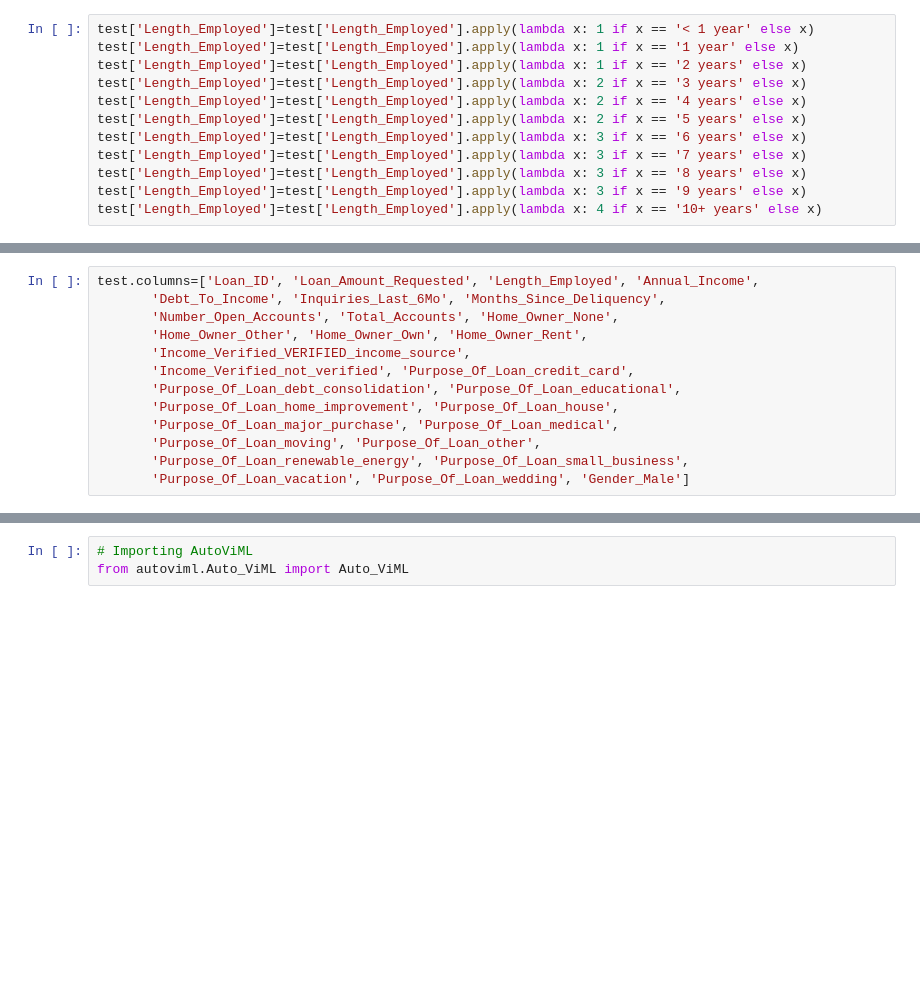
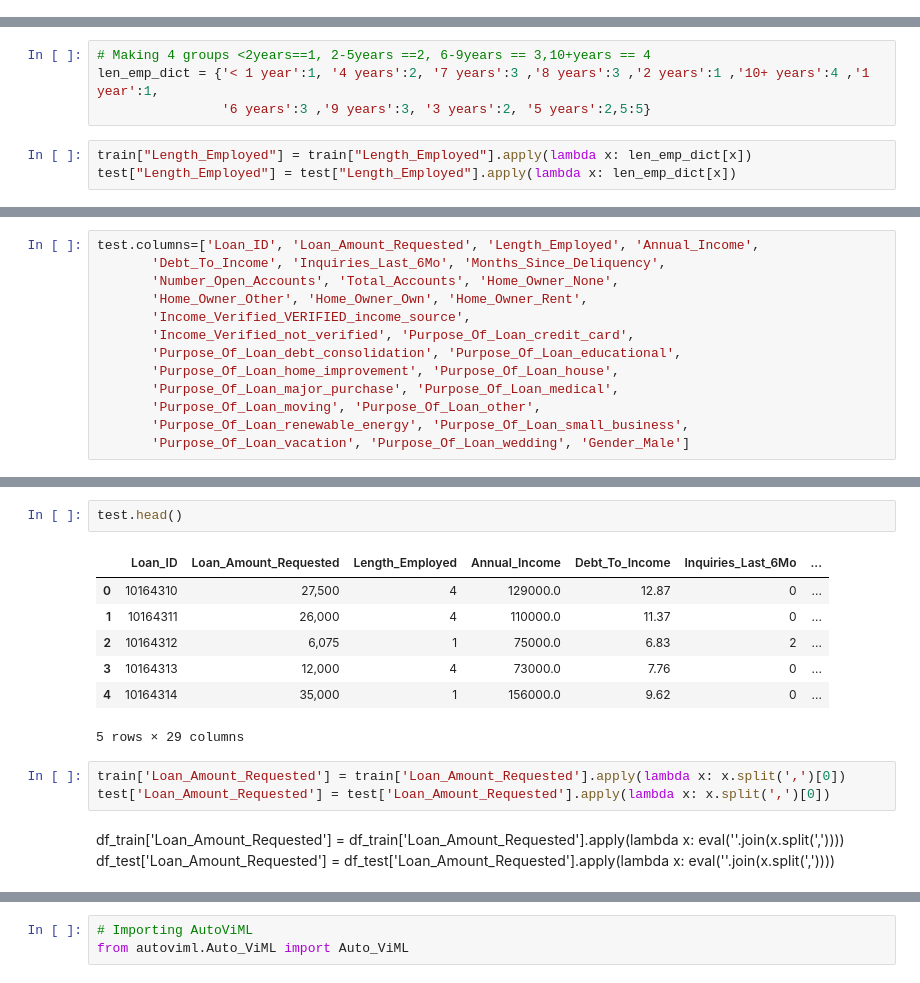
Before and after one commit to Mitesh512/Janta_Hack, a Jupyter notebook: Janta_Hack.ipynb, the cells around one changed output, grey strips where cells are left out. Saved outputs shown, nothing was run; the diff lists cells and outputs as text; blank space fills up the shorter version.

```diff
--- a/Janta_Hack.ipynb
+++ b/Janta_Hack.ipynb
@@ -295,12 +159,0 @@ train['Length_Employed'].isnull().sum()
-# %%
-test['Length_Employed']=test['Length_Employed'].apply(lambda x: 1 if x == '< 1 year' else x)
-test['Length_Employed']=test['Length_Employed'].apply(lambda x: 1 if x == '1 year' else x)
-test['Length_Employed']=test['Length_Employed'].apply(lambda x: 1 if x == '2 years' else x)
-test['Length_Employed']=test['Length_Employed'].apply(lambda x: 2 if x == '3 years' else x)
-test['Length_Employed']=test['Length_Employed'].apply(lambda x: 2 if x == '4 years' else x)
-test['Length_Employed']=test['Length_Employed'].apply(lambda x: 2 if x == '5 years' else x)
-test['Length_Employed']=test['Length_Employed'].apply(lambda x: 3 if x == '6 years' else x)
-test['Length_Employed']=test['Length_Employed'].apply(lambda x: 3 if x == '7 years' else x)
-test['Length_Employed']=test['Length_Employed'].apply(lambda x: 3 if x == '8 years' else x)
-test['Length_Employed']=test['Length_Employed'].apply(lambda x: 3 if x == '9 years' else x)
-test['Length_Employed']=test['Length_Employed'].apply(lambda x: 4 if x == '10+ years' else x)
@@ -327,0 +160,7 @@ dtype: int64
+# %%
+# Making 4 groups <2years==1, 2-5years ==2, 6-9years == 3,10+years == 4
+len_emp_dict = {'< 1 year':1, '4 years':2, '7 years':3 ,'8 years':3 ,'2 years':1 ,'10+ years':4 ,'1 year':1,
+                '6 years':3 ,'9 years':3, '3 years':2, '5 years':2,5:5}
+# %%
+train["Length_Employed"] = train["Length_Employed"].apply(lambda x: len_emp_dict[x])
+test["Length_Employed"] = test["Length_Employed"].apply(lambda x: len_emp_dict[x])
@@ -649,0 +291,16 @@ array([2, 1, 3, ..., 2, 3, 2], dtype=int64)
+# %%
+test.head()
+# %% [output]
+|  | Loan_ID | Loan_Amount_Requested | Length_Employed | Annual_Income | Debt_To_Income | Inquiries_Last_6Mo | ... |
+| 0 | 10164310 | 27,500 | 4 | 129000.0 | 12.87 | 0 | ... |
+| 1 | 10164311 | 26,000 | 4 | 110000.0 | 11.37 | 0 | ... |
+| 2 | 10164312 | 6,075 | 1 | 75000.0 | 6.83 | 2 | ... |
+| 3 | 10164313 | 12,000 | 4 | 73000.0 | 7.76 | 0 | ... |
+| 4 | 10164314 | 35,000 | 1 | 156000.0 | 9.62 | 0 | ... |
+5 rows × 29 columns
+# %%
+train['Loan_Amount_Requested'] = train['Loan_Amount_Requested'].apply(lambda x: x.split(',')[0])
+test['Loan_Amount_Requested'] = test['Loan_Amount_Requested'].apply(lambda x: x.split(',')[0])
+# %% [markdown]
+df_train['Loan_Amount_Requested'] = df_train['Loan_Amount_Requested'].apply(lambda x: eval(''.join(x.split(','))))
+df_test['Loan_Amount_Requested'] = df_test['Loan_Amount_Requested'].apply(lambda x: eval(''.join(x.split(','))))
```
Also changed, not shown: parts of 113 cells of this notebook, 8 other files.
